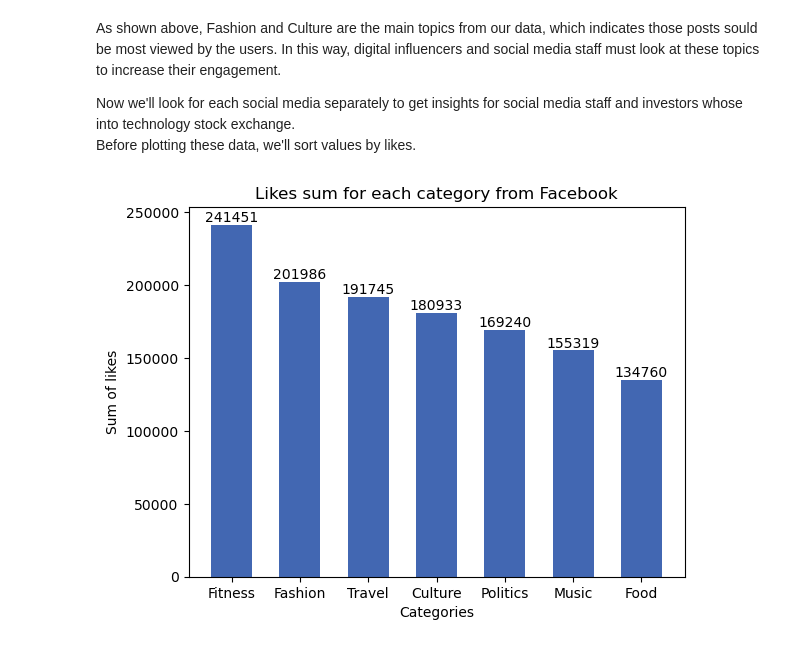
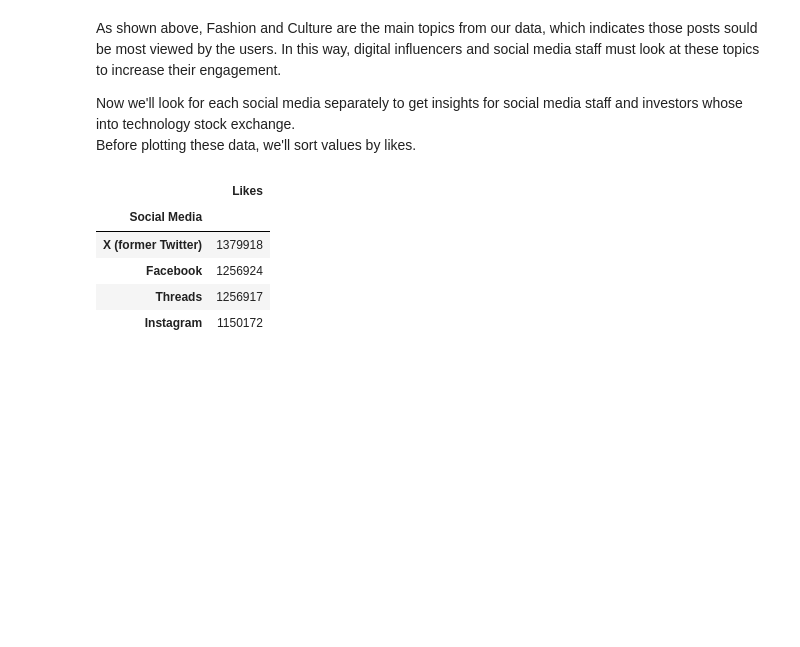
Before and after one commit to Lanaax/first-data-analysis, a Jupyter notebook: Clean and analyze social media usage data with Python - Lana.ipynb, the cells around one changed output. Cells and saved outputs as stored; diff of their text form; code cells hidden in the pictures; blank space fills up the shorter version.

```diff
--- a/Clean and analyze social media usage data with Python - Lana.ipynb
+++ b/Clean and analyze social media usage data with Python - Lana.ipynb
@@ -131,15 +130,14 @@ As shown above, Fashion and Culture are the main topics from our data, which ind
 
 Now we'll look for each social media separately to get insights for social media staff and investors whose into technology stock exchange.<br>
 Before plotting these data, we'll sort values by likes.
-# %%
-#Facebook data
-facebook_slikes.sort_values(by='Likes', ascending=False, inplace=True)
-plt.bar(facebook_slikes.index, facebook_slikes['Likes'], width=0.6, color='#4267B2')
-plt.xlabel('Categories')
-plt.ylabel('Sum of likes')
-plt.title('Likes sum for each category from Facebook')
-for i, value in enumerate(facebook_slikes['Likes']):
-    plt.text(facebook_slikes.index[i], value, str(value), ha='center', va='bottom')
-plt.show()
-# %% [output]
-[figure, removed]
+# %%
+sum_social_media = pd.DataFrame(df.groupby('Social Media')['Likes'].sum())
+sum_social_media.sort_values(by='Likes', ascending=False, inplace= True)
+sum_social_media
+# %% [output]
+|  | Likes |
+| Social Media |  |
+| X (former Twitter) | 1379918 |
+| Facebook | 1256924 |
+| Threads | 1256917 |
+| Instagram | 1150172 |
```
Also changed, not shown: parts of 13 cells of this notebook.
